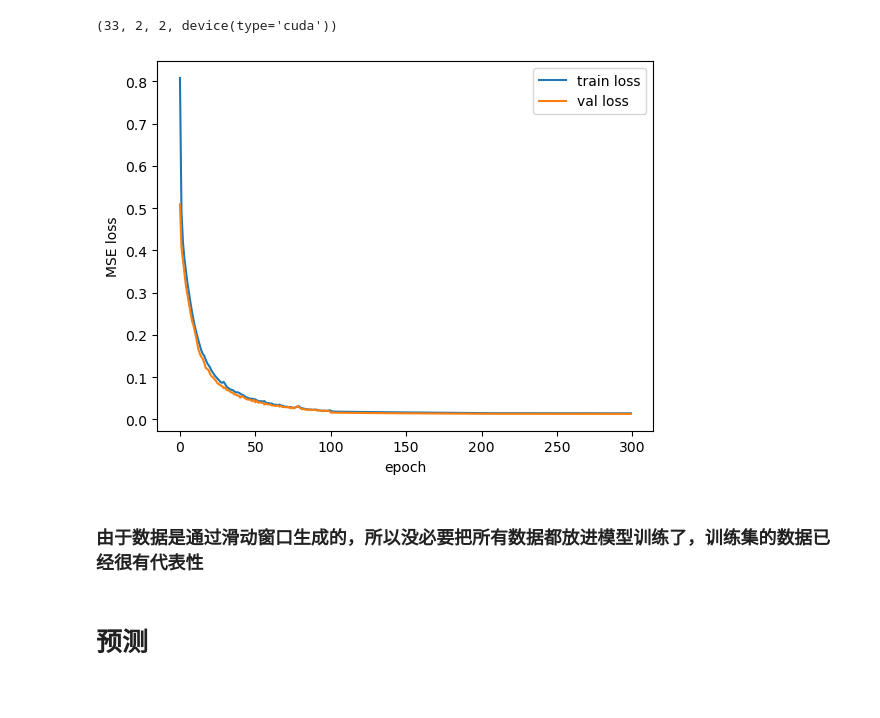
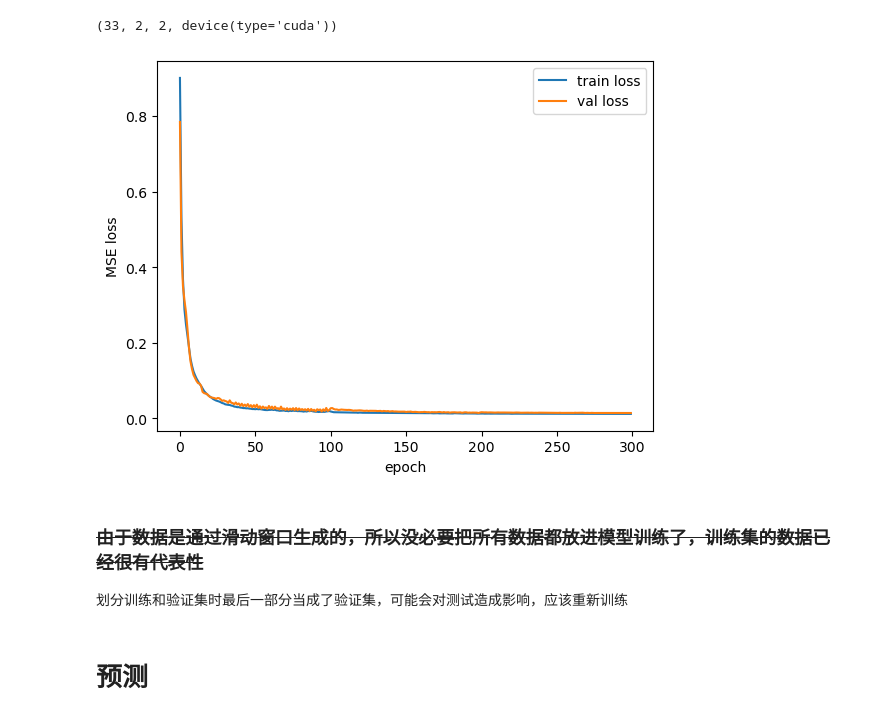
Before and after one commit to 851695e35/bdci_gnn, a Jupyter notebook: SAGE+LSTM.ipynb, the cells around one changed output. Cells and saved outputs as stored; diff of their text form; code cells hidden in the pictures.

```diff
--- a/SAGE+LSTM.ipynb
+++ b/SAGE+LSTM.ipynb
@@ -124,14 +103,15 @@ class LSTMModel(nn.Module):
         )
 
         self.linears = nn.Sequential(
-            nn.LayerNorm(64),
-            nn.ReLU(),
+            # nn.LayerNorm(64),
+            nn.ELU(),
+            nn.Dropout(0.1),
             nn.Linear(64, 64),
-            nn.LayerNorm(64),
-            nn.ReLU(),
+            # nn.LayerNorm(64),
+            nn.ELU(),
             nn.Linear(64, 32),
-            nn.LayerNorm(32),
-            nn.ReLU(),
+            # nn.LayerNorm(32),
+            nn.ELU(),
             nn.Linear(32, output_size),
         )
 
@@ -170,7 +150,7 @@ class SAGEandLSTMModel(nn.Module):
 
         graph_feature_size = 64
         self.sage = SAGEModel(input_size, graph_feature_size)
-        self.dropout = nn.Dropout(0.2)
+        self.dropout = nn.Dropout(0.1)
         self.lstm = LSTMModel(graph_feature_size, output_size)
 
     def forward(self, graphs):
@@ -208,7 +188,7 @@ def genLSTMData(graphs, seq_len, stride=1):
         graph_list.append(graphs[i : i + seq_len])
     return graph_list
 # %%
-seq_len = 7
+seq_len = 14
 # %%
 graph_list = genLSTMData(graphs, seq_len=seq_len, stride=1)
 # %% [output]
@@ -242,0 +225,7 @@ train_graph_list, val_graph_list = train_test_split(graph_list, test_size=0.15)
+# %%
+train_val_split = int(len(graph_list) * 0.9)
+train_graph_list, val_graph_list = (
+    graph_list[:train_val_split],
+    graph_list[train_val_split:],
+)
+len(train_graph_list), len(val_graph_list)
@@ -323,27 +314,29 @@ def train(
 # %%
 # 定义模型、算法、损失函数
 model = SAGEandLSTMModel(
     input_size=input_size,
     output_size=output_size,
 ).to(device)
 # 考虑是否加入weight_decay
-optimizer = optim.Adam(model.parameters(), lr=1e-4, weight_decay=3e-5)
+optimizer = optim.Adam(model.parameters(), lr=1e-4, weight_decay=1e-3)
 # 学习率衰减
 scheduler = optim.lr_scheduler.StepLR(optimizer, step_size=100, gamma=0.3)
 # criterion = nn.MSELoss(reduction="sum")
 criterion = nn.MSELoss().to(device)
 
 model, train_loss_list, val_loss_list = train(
     model=model,
     criterion=criterion,
     optimizer=optimizer,
     scheduler=scheduler,
     train_graph_list=train_graph_list,
     val_graph_list=val_graph_list,
     num_epochs=300,
 )
 # %% [output]
-[figure, old version]
+[figure, new version]
 # %% [markdown]
-### 由于数据是通过滑动窗口生成的，所以没必要把所有数据都放进模型训练了，训练集的数据已经很有代表性
+### <del>由于数据是通过滑动窗口生成的，所以没必要把所有数据都放进模型训练了，训练集的数据已经很有代表性<del/>
+
+划分训练和验证集时最后一部分当成了验证集，可能会对测试造成影响，应该重新训练
 # %%
```
Also changed, not shown: parts of 10 cells of this notebook, 5 other files.
